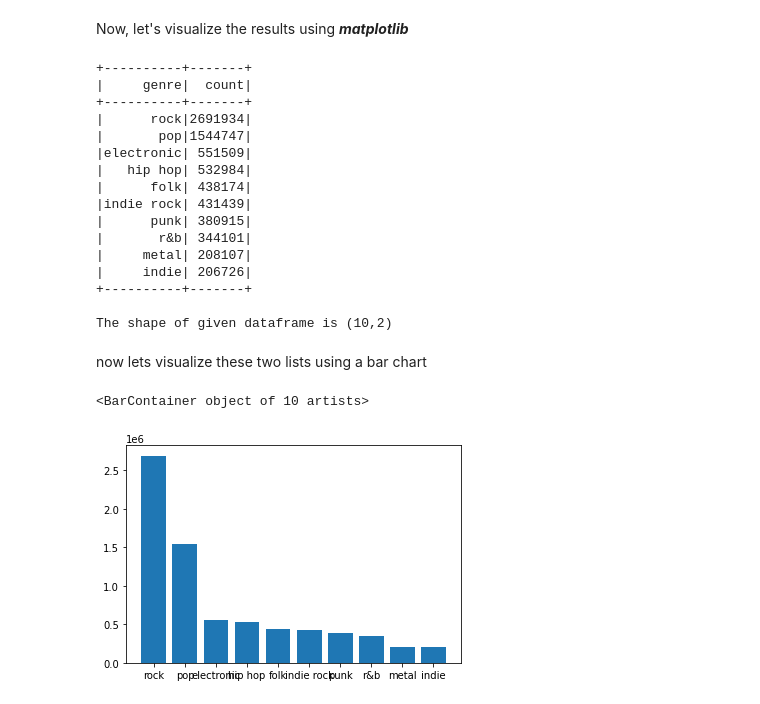
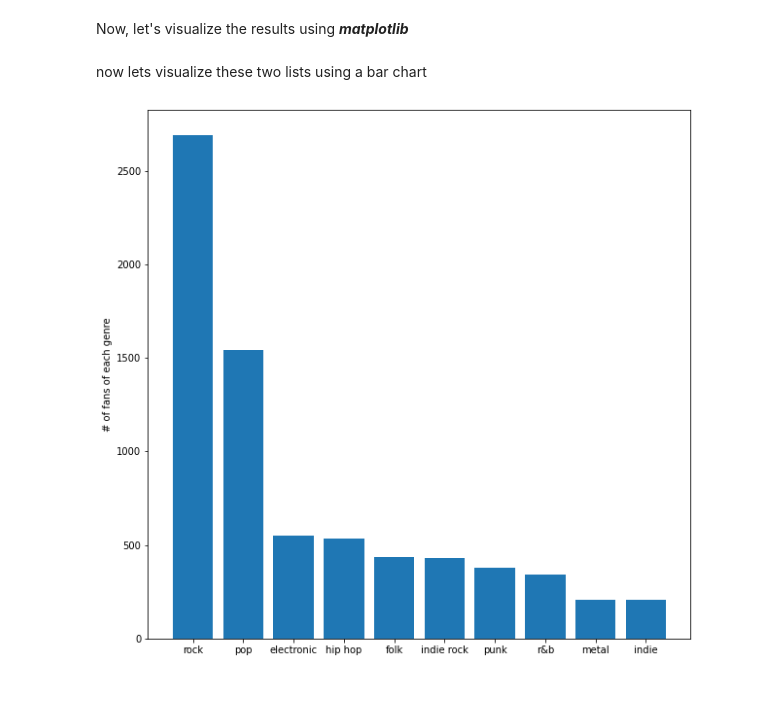
Before and after one commit to rderakhshan/Pyspark, a Jupyter notebook: The_Notebook.ipynb, the cells around one changed output. Drawn from its saved outputs; the diff is of its cells as text; code cells hidden in the pictures.

```diff
--- a/The_Notebook.ipynb
+++ b/The_Notebook.ipynb
@@ -266,0 +83,6 @@ only showing top 10 rows
+# %%
+# Droping the rows with at least one value
+
+listening_df  = listening_df.dropna()
+listening_df.show()
+print('The shape of a given dataframe is ({}, {})'.format(listening_df.count(), len(listening_df.columns)))
@@ -266,0 +275,6 @@ only showing top 10 rows
+# %%
+# Importing complementrary dataframe
+
+df_genere = spark.read.csv( '/content/drive/MyDrive/dataset/genre.csv', header = \
+                                                           True, inferSchema =  True)
+df_genere.show(10, truncate = True)
@@ -277,10 +307,13 @@ Let's inner join these two data frames
 
 find top 10 users who are fan of ***pop*** music
 # %%
-df_pop = df.join(df_genere, how = 'inner', on = ["artist"])
+# Finding top ten fans of pop music. First two datasets should be merged based on
+# foreing key
 
-df_pop_10 = df_pop.filter(df_pop.genre == 'pop').groupby('user_id').count().orderBy(desc('count'))
+df_pop = listening_df.join(df_genere, how = 'inner', on = ["artist"])
 
+df_pop_10 = df_pop.filter(df_pop.genre == 'pop').groupby('user_id').count().\
+                                                              orderBy(desc('count'))
 df_pop_10.show(10, truncate = True)
 # %% [output]
 +---------------+-----+
@@ -375,35 +435,16 @@ and then visulize it using bar chart
 # %% [markdown]
 Now, let's visualize the results using ***matplotlib***
-# %%
-df_pop_plot = df_pop.groupBy('genre').count().orderBy(desc('count')).limit(10)
-df_pop_plot.show()
-print('The shape of given dataframe is ({},{})'.format(df_pop_plot.count(), len(df_pop_plot.columns)))
-# %% [output]
-+----------+-------+
-|     genre|  count|
-+----------+-------+
-|      rock|2691934|
-|       pop|1544747|
-|electronic| 551509|
-|   hip hop| 532984|
-|      folk| 438174|
-|indie rock| 431439|
-|      punk| 380915|
-|       r&b| 344101|
-|     metal| 208107|
-|     indie| 206726|
-+----------+-------+
-
-The shape of given dataframe is (10,2)
 # %%
 df_pop_plot_2 = df_pop_plot.collect()
 # %%
 labels = [row['genre'] for row in df_pop_plot_2]
-counts = [row['count'] for row in df_pop_plot_2]
+counts = [row['count']/1000.0 for row in df_pop_plot_2]
 # %% [markdown]
 now lets visualize these two lists using a bar chart
-# %%
-plts.bar(labels, counts)
-# %% [output]
-<BarContainer object of 10 artists>
-[figure, removed]
+# %%
+fig , ax = plt.subplots(nrows = 1, ncols = 1, figsize = ((10,10)))
+plt.bar(labels, counts)
+plt.ylabel('# of fans of each genre')
+plt.show()
+# %% [output]
+[figure, added]
```
Also changed, not shown: parts of 61 cells of this notebook.
